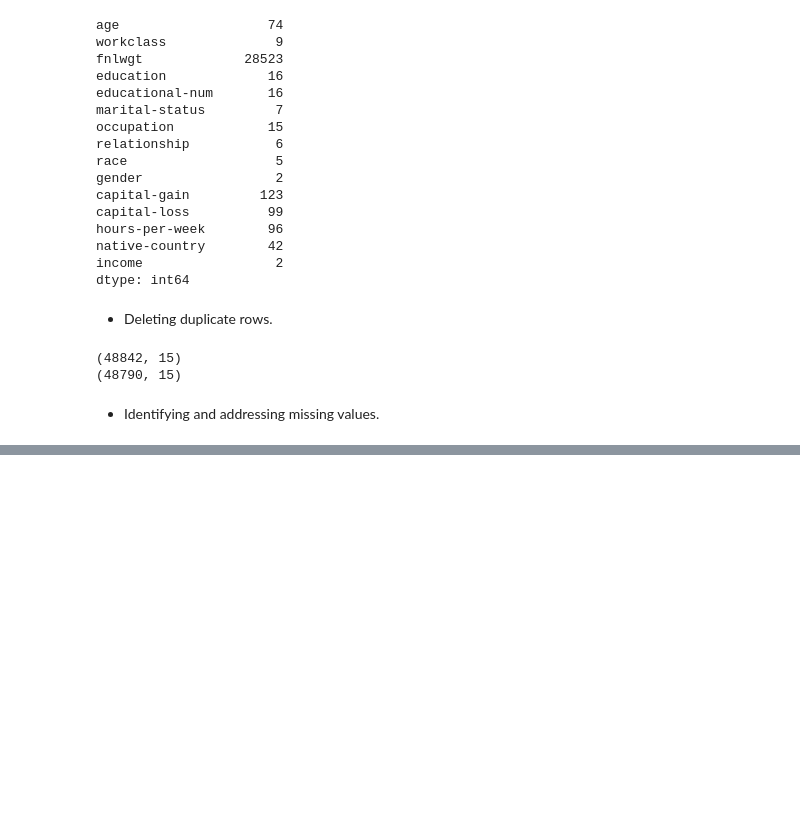
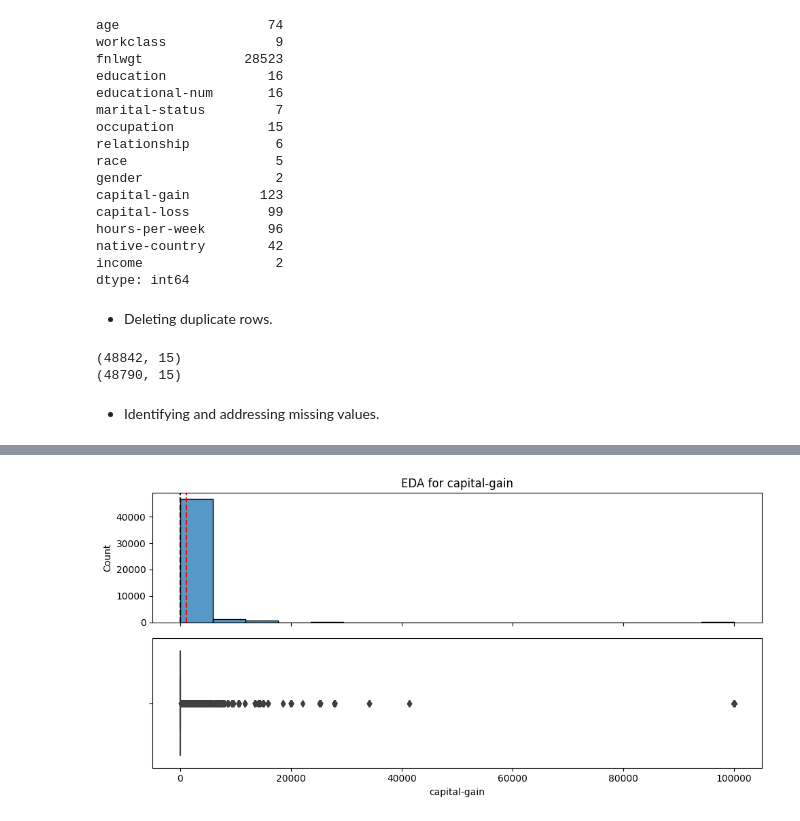
Before and after one commit to GyaviWalls/extra_datasets, a Jupyter notebook: Project_2.ipynb, the cells around one changed output, grey strips where cells are left out. Saved outputs shown, nothing was run; the diff lists cells and outputs as text; code cells hidden in the pictures; blank space fills up the shorter version.

```diff
--- a/Project_2.ipynb
+++ b/Project_2.ipynb
@@ -207,0 +317,4 @@ df2.isna()
+# %%
+plot_numeric(df2, num_cols[3])
+# %% [output]
+[figure, added]
```
Also changed, not shown: parts of 15 cells of this notebook.
